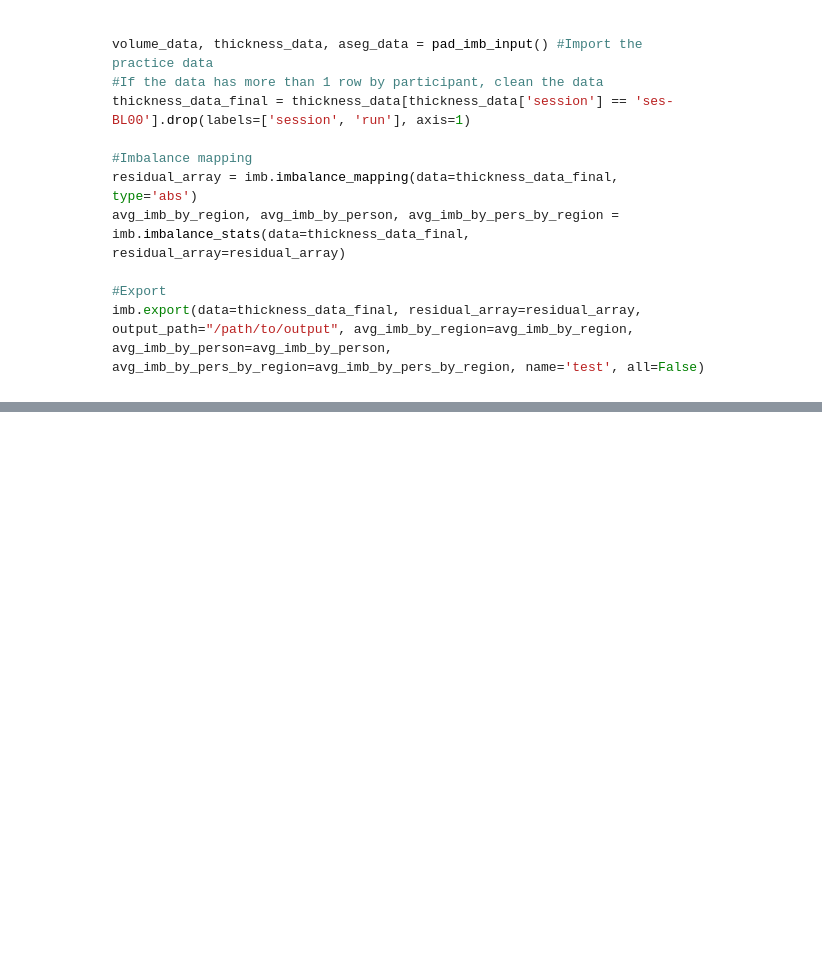
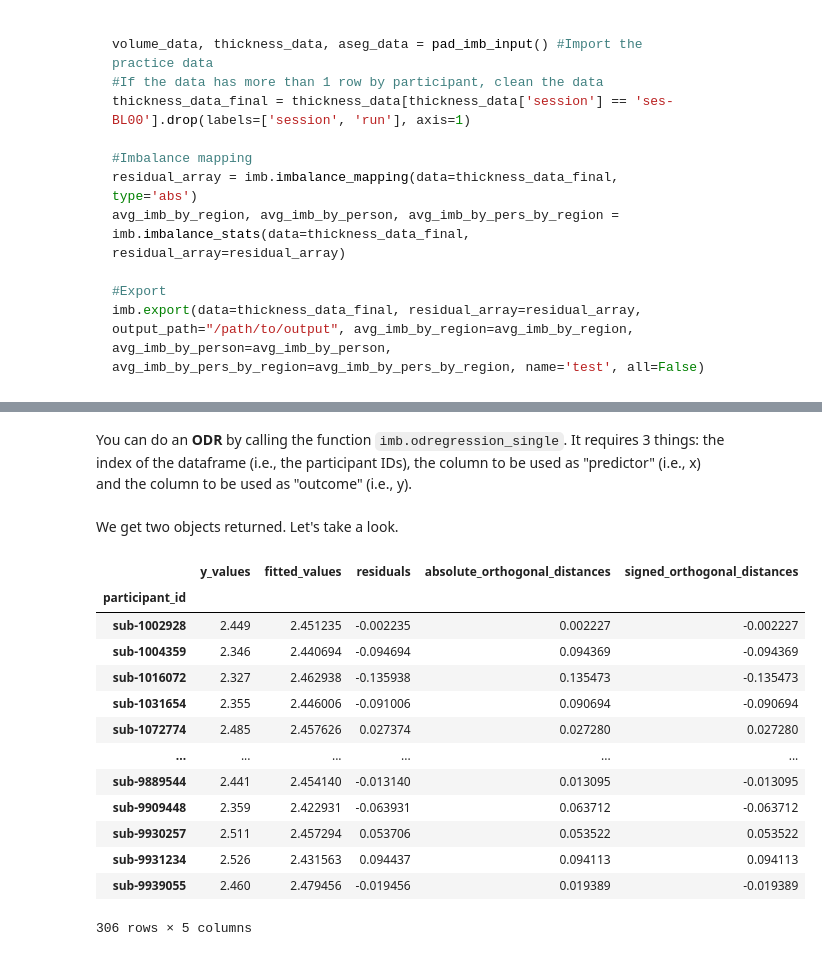
Before and after one commit to stong3/sihnpy, a Jupyter notebook: docs/4.imbalance_mapping/imb_module.ipynb, the cells around one changed output, grey strips where cells are left out. Drawn from its saved outputs; the diff is of its cells as text; code cells hidden in the pictures; blank space fills up the shorter version.

Commit message:
docs: finalized imbalance module documentation

```diff
--- a/docs/4.imbalance_mapping/imb_module.ipynb
+++ b/docs/4.imbalance_mapping/imb_module.ipynb
@@ -215,0 +270,3 @@ The PCA will always return the same number of components as the number of variab
+# %%
+subsample = thickness_data_final[['ctx_lh_caudalanteriorcingulate_thickness', 'ctx_lh_caudalmiddlefrontal_thickness']]
+subsample
@@ -215,0 +288,23 @@ The PCA will always return the same number of components as the number of variab
+# %% [markdown]
+You can do an **ODR** by calling the function `imb.odregression_single`. It requires 3 things: the index of the dataframe (i.e., the participant IDs), the column to be used as "predictor" (i.e., x) and the column to be used as "outcome" (i.e., y).
+# %%
+individual_values, model_fit_data = imb.odregression_single(index=subsample.index, x=subsample['ctx_lh_caudalanteriorcingulate_thickness'].values, y=subsample['ctx_lh_caudalmiddlefrontal_thickness'])
+# %% [markdown]
+We get two objects returned. Let's take a look.
+# %%
+individual_values
+# %% [output]
+|  | y_values | fitted_values | residuals | absolute_orthogonal_distances | signed_orthogonal_distances |
+| participant_id |  |  |  |  |  |
+| sub-1002928 | 2.449 | 2.451235 | -0.002235 | 0.002227 | -0.002227 |
+| sub-1004359 | 2.346 | 2.440694 | -0.094694 | 0.094369 | -0.094369 |
+| sub-1016072 | 2.327 | 2.462938 | -0.135938 | 0.135473 | -0.135473 |
+| sub-1031654 | 2.355 | 2.446006 | -0.091006 | 0.090694 | -0.090694 |
+| sub-1072774 | 2.485 | 2.457626 | 0.027374 | 0.027280 | 0.027280 |
+| ... | ... | ... | ... | ... | ... |
+| sub-9889544 | 2.441 | 2.454140 | -0.013140 | 0.013095 | -0.013095 |
+| sub-9909448 | 2.359 | 2.422931 | -0.063931 | 0.063712 | -0.063712 |
+| sub-9930257 | 2.511 | 2.457294 | 0.053706 | 0.053522 | 0.053522 |
+| sub-9931234 | 2.526 | 2.431563 | 0.094437 | 0.094113 | 0.094113 |
+| sub-9939055 | 2.460 | 2.479456 | -0.019456 | 0.019389 | -0.019389 |
+306 rows × 5 columns
```
Also changed, not shown: parts of 8 cells of this notebook, 1 other file.
